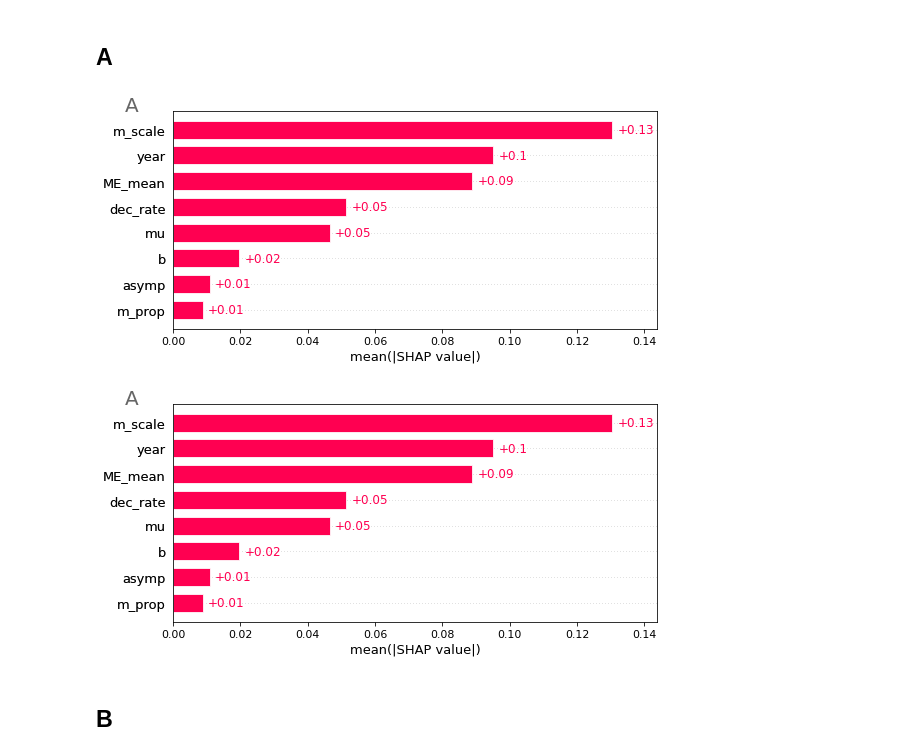
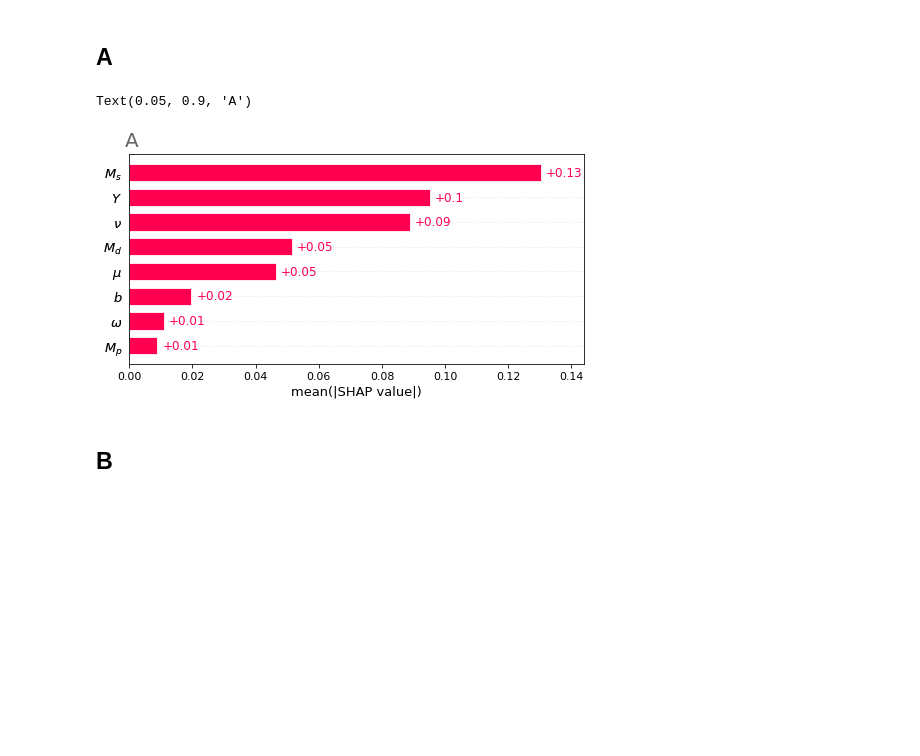
Before and after one commit to nt409/quant-res-doses, a Jupyter notebook: notebooks/10456_fig456.ipynb, the cells around one changed output. Cells and saved outputs as stored; diff of their text form; code cells hidden in the pictures; blank space fills up the shorter version.

````diff
--- a/notebooks/10456_fig456.ipynb
+++ b/notebooks/10456_fig456.ipynb
@@ -120,3 +103,10 @@ Wall time: 2h 13min 3s
+# %%
+fn = './shap_values.pickle'
+
+if True:
+    object_dump(shap_values, fn)
+else:
+    shap_values = object_load(fn)
 # %% [markdown]
 # Fig 4
 # %%
@@ -596,38 +586,57 @@ magick montage fig4_[1-4].jpg -geometry 1000x1000+20+20 fig4.jpg
 ```
 # %% [markdown]
 # Fig 5
+# %%
+WIDTH = 8
+HEIGHT = 4
 # %% [markdown]
 ## A
 # %%
 plt.close('all')
 
 shap.plots.bar(shap_values, show=False)
 
 f = plt.gcf()
 
 ax = plt.gca()
 
 f.set_figwidth(WIDTH)
 f.set_figheight(HEIGHT)
 
 f.patch.set_facecolor('white')
 
 
+labels=[
+    r'$M_s$',
+    r'$Y$',
+    r'$\nu$',
+    r'$M_d$',
+    r'$\mu$',
+    r'$b$',
+    r'$\omega$',
+    r'$M_p$',
+]*2
+
+ax.set_yticklabels(labels)
+
+
 ax.spines['top'].set_visible(True)
 ax.spines['right'].set_visible(True)
 
-f.tight_layout(rect=[0, 0, 1, 0.95])
+# ax.set_xlim([0, 0.15])
+
+f.tight_layout(rect=[0.028, 0, 0.9, 0.92])
 
 plt.annotate(
     'A',
     (0.05, 0.9),
     xycoords='figure fraction',
     color=(0.4, 0.4, 0.4),
     size=20,
 )
 
-f
+# f
 # %% [output]
+Text(0.05, 0.9, 'A')
-[figure, old version]
+[figure, new version]
-[figure, removed]
 # %%
````
Also changed, not shown: parts of 8 cells of this notebook, 7 other files.
